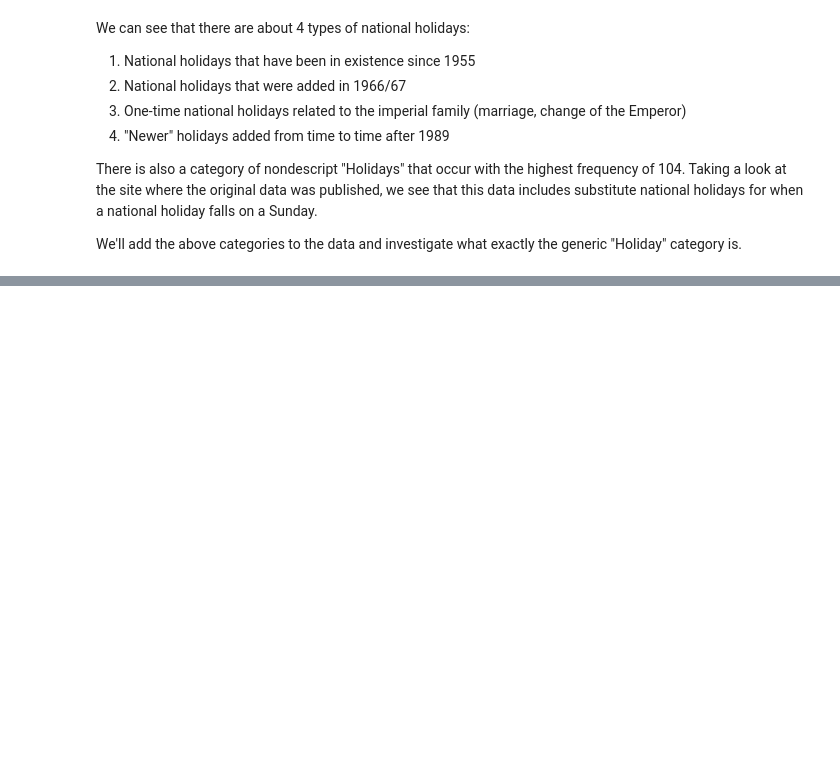
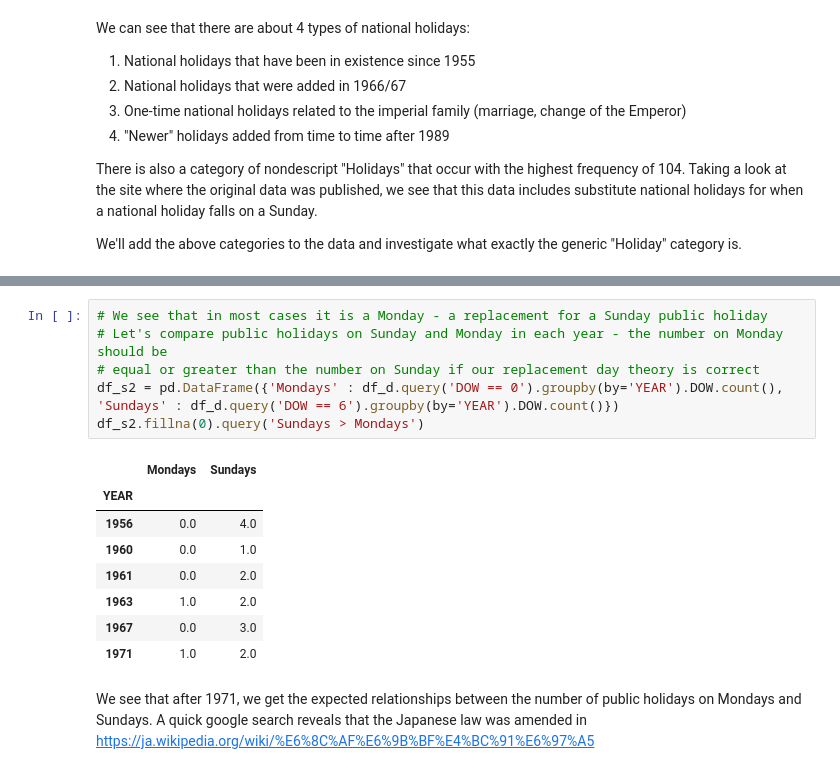
Before and after one commit to Open-Data-Japan/odj-data-public_holidays, a Jupyter notebook: sample-analysis/jupyter-odj-data-public_holidays.ipynb, the cells around one changed output, grey strips where cells are left out. Cells and saved outputs as stored; diff of their text form; blank space fills up the shorter version.

Commit message:
Better understand data

```diff
--- a/sample-analysis/jupyter-odj-data-public_holidays.ipynb
+++ b/sample-analysis/jupyter-odj-data-public_holidays.ipynb
@@ -102,0 +123,17 @@ We'll add the above categories to the data and investigate what exactly the gene
+# %%
+# We see that in most cases it is a Monday - a replacement for a Sunday public holiday
+# Let's compare public holidays on Sunday and Monday in each year - the number on Monday should be
+# equal or greater than the number on Sunday if our replacement day theory is correct
+df_s2 = pd.DataFrame({'Mondays' : df_d.query('DOW == 0').groupby(by='YEAR').DOW.count(), 'Sundays' : df_d.query('DOW == 6').groupby(by='YEAR').DOW.count()})
+df_s2.fillna(0).query('Sundays > Mondays')
+# %% [output]
+|  | Mondays | Sundays |
+| YEAR |  |  |
+| 1956 | 0.0 | 4.0 |
+| 1960 | 0.0 | 1.0 |
+| 1961 | 0.0 | 2.0 |
+| 1963 | 1.0 | 2.0 |
+| 1967 | 0.0 | 3.0 |
+| 1971 | 1.0 | 2.0 |
+# %% [markdown]
+We see that after 1971, we get the expected relationships between the number of public holidays on Mondays and Sundays. A quick google search reveals that the Japanese law was amended in https://ja.wikipedia.org/wiki/%E6%8C%AF%E6%9B%BF%E4%BC%91%E6%97%A5
```
Also changed, not shown: parts of 4 cells of this notebook.
